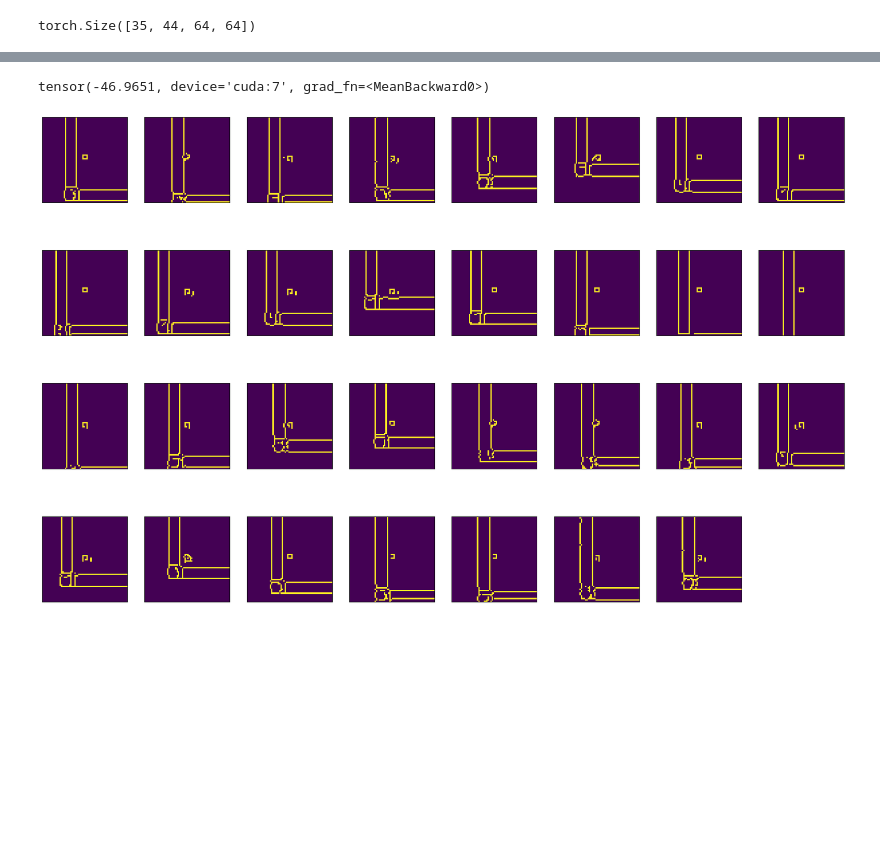
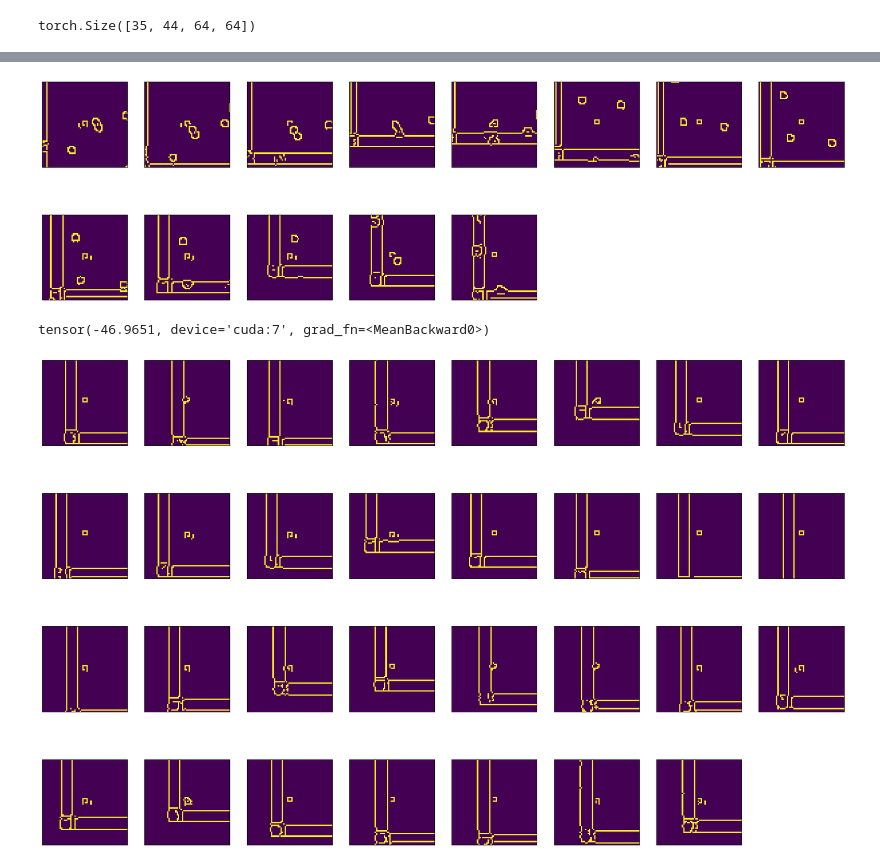
Before and after one commit to Shougakusei/taikyu_screenshots, a Jupyter notebook: RSSM.ipynb, the cells around one changed output, grey strips where cells are left out. Cells and saved outputs as stored; diff of their text form; code cells hidden in the pictures; blank space fills up the shorter version.

```diff
--- a/RSSM.ipynb
+++ b/RSSM.ipynb
@@ -401,4 +396,6 @@ torch.Size([35, 44, 64, 64])
 # %%
 reconstructed_samples_part = agent.decoder_part(agent.posteriors_debug, agent.determenistics_debug).detach().cpu()
 reconstructed_samples_full = agent.decoder_full(agent.posteriors_debug, agent.determenistics_debug).detach().cpu()
+original_samples_full = obs_debug[:,1:,0,:,:].cpu()
+original_samples_part = obs_debug[:,1:,2,:,:].cpu()
 # %%
@@ -414,3 +415,7 @@ show_images(reconstructed_samples_part[n])
+# %%
+show_images(original_samples_part[n])
+# %% [output]
+[figure, added]
 # %%
 (decoder_debug(agent.posteriors_debug, agent.determenistics_debug).log_prob(pixel_normalization(torch.Tensor(sample)))/64/64).mean()
 # %% [output]
```
Also changed, not shown: parts of 17 cells of this notebook, 2 other files.
